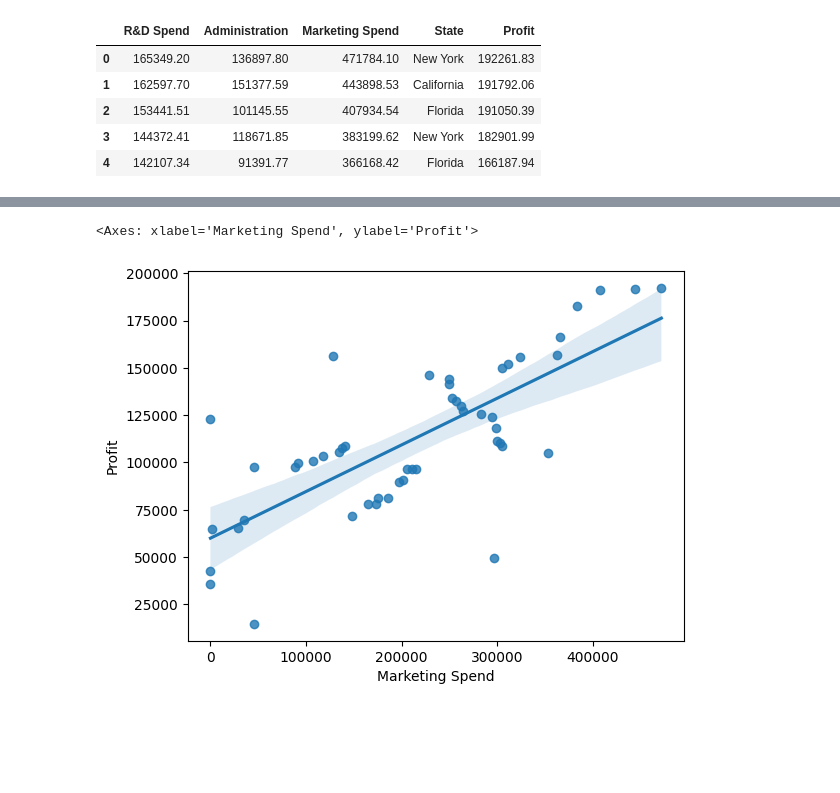
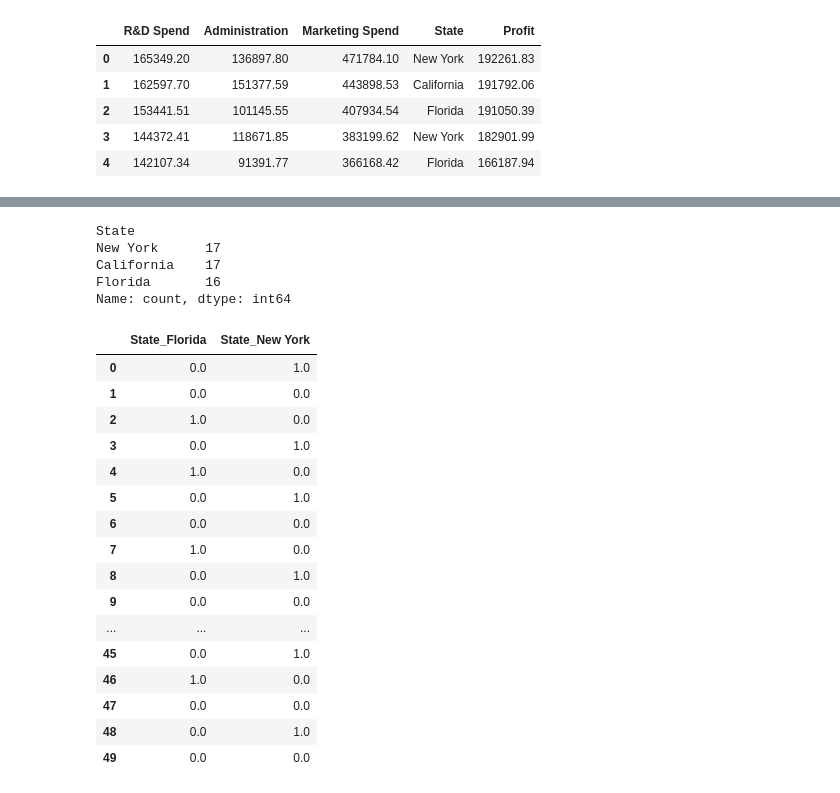
Before and after one commit to Sameerverma32/Ml-Rv, a Jupyter notebook: MultipleLinear.ipynb, the cells around one changed output, grey strips where cells are left out. Cells and saved outputs as stored; diff of their text form; code cells hidden in the pictures; blank space fills up the shorter version.

```diff
--- a/MultipleLinear.ipynb
+++ b/MultipleLinear.ipynb
@@ -30,5 +17,33 @@ sns.regplot(x='Administration', y='Profit', data=df)
-# %%
-sns.regplot(x='Marketing Spend', y='Profit', data=df)
-# %% [output]
-<Axes: xlabel='Marketing Spend', ylabel='Profit'>
-[figure, removed]
+# %%
+df['State'].value_counts()
+# %% [output]
+State
+New York      17
+California    17
+Florida       16
+Name: count, dtype: int64
+# %%
+from sklearn.preprocessing import OneHotEncoder
+cat_cols  = ['State']
+ohe = OneHotEncoder(drop='first')
+X_encoded = ohe.fit_transform(df[cat_cols]).toarray()
+X_encoded_df = pd.DataFrame(X_encoded, columns=ohe.get_feature_names_out(cat_cols))
+X_encoded_df
+# %% [output]
+|  | State_Florida | State_New York |
+| 0 | 0.0 | 1.0 |
+| 1 | 0.0 | 0.0 |
+| 2 | 1.0 | 0.0 |
+| 3 | 0.0 | 1.0 |
+| 4 | 1.0 | 0.0 |
+| 5 | 0.0 | 1.0 |
+| 6 | 0.0 | 0.0 |
+| 7 | 1.0 | 0.0 |
+| 8 | 0.0 | 1.0 |
+| 9 | 0.0 | 0.0 |
+| ... | ... | ... |
+| 45 | 0.0 | 1.0 |
+| 46 | 1.0 | 0.0 |
+| 47 | 0.0 | 0.0 |
+| 48 | 0.0 | 1.0 |
+| 49 | 0.0 | 0.0 |
```
Also changed, not shown: parts of 14 cells of this notebook, 1 other file.
